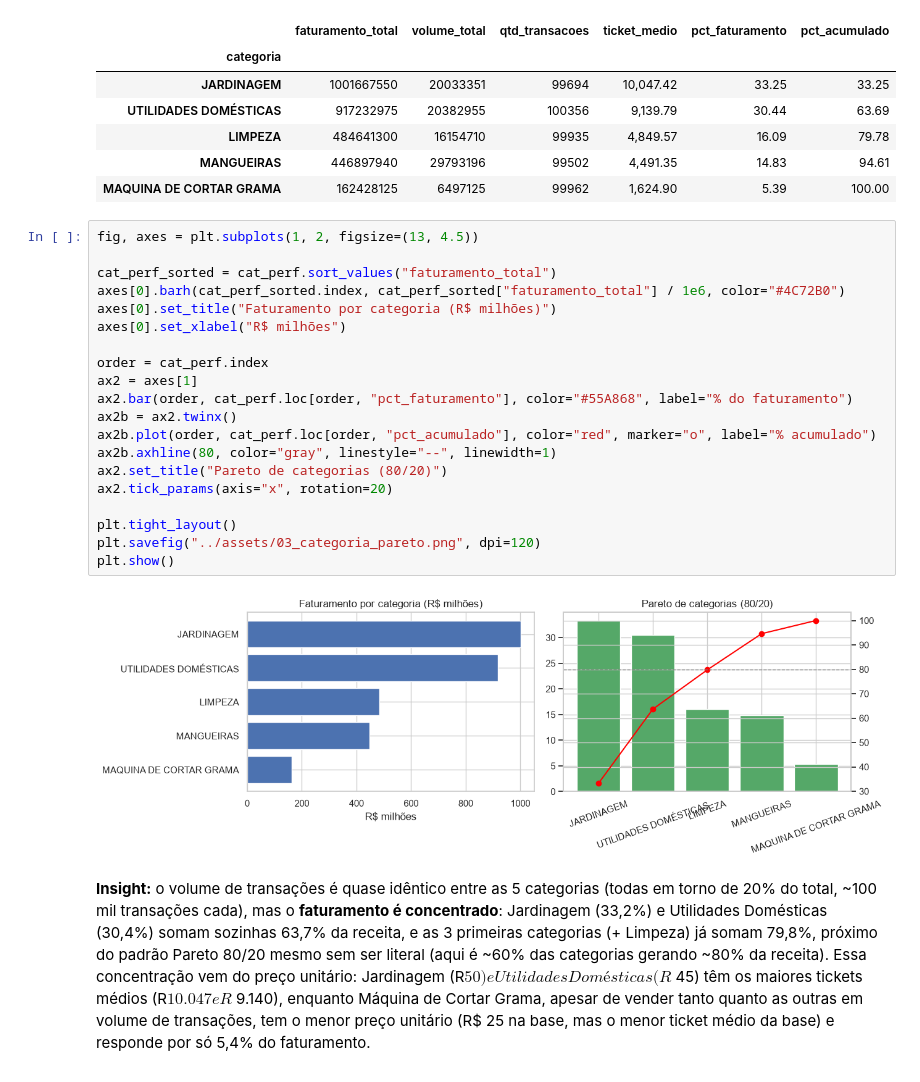
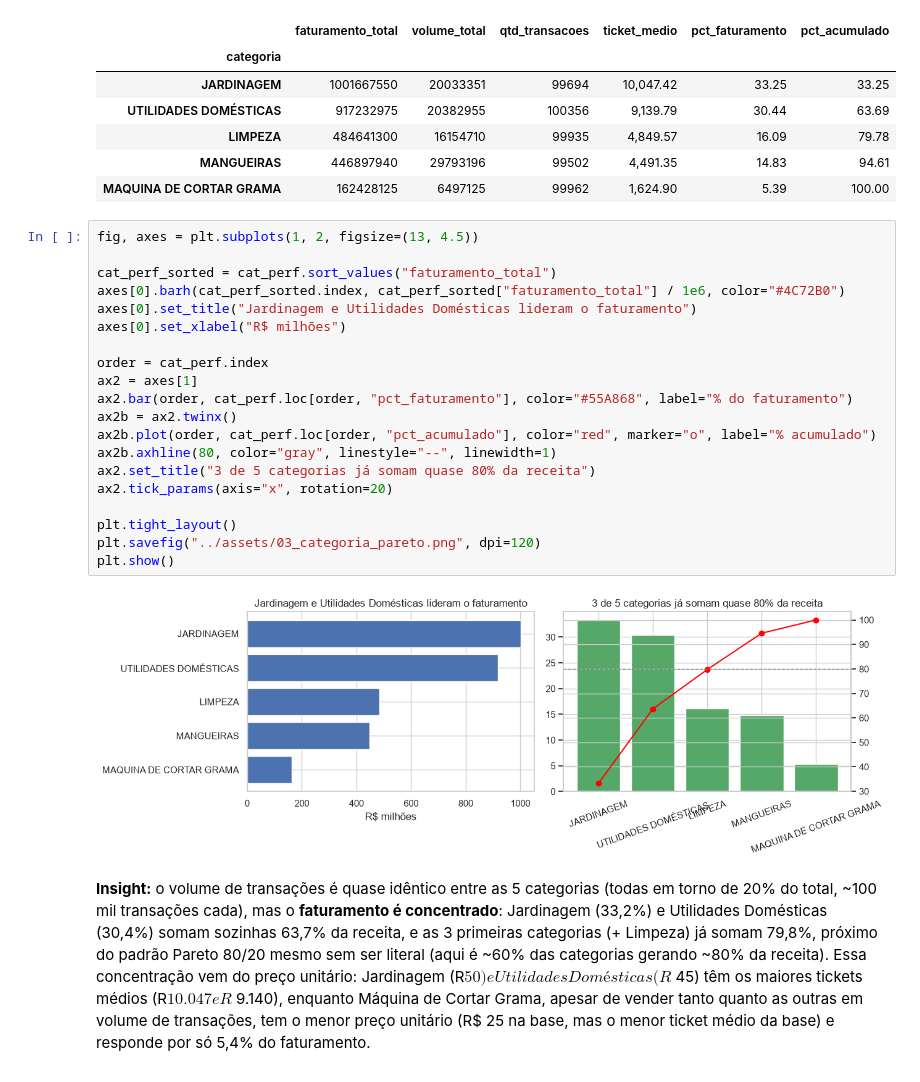
Before and after one commit to Mendes006/desafio-data-analytics, a Jupyter notebook: notebooks/02_analises.ipynb, the cells around one changed output. Cells and saved outputs as stored; diff of their text form.

```diff
--- a/notebooks/02_analises.ipynb
+++ b/notebooks/02_analises.ipynb
@@ -105,25 +105,25 @@ cat_perf
 # %%
 fig, axes = plt.subplots(1, 2, figsize=(13, 4.5))
 
 cat_perf_sorted = cat_perf.sort_values("faturamento_total")
 axes[0].barh(cat_perf_sorted.index, cat_perf_sorted["faturamento_total"] / 1e6, color="#4C72B0")
-axes[0].set_title("Faturamento por categoria (R$ milhões)")
+axes[0].set_title("Jardinagem e Utilidades Domésticas lideram o faturamento")
 axes[0].set_xlabel("R$ milhões")
 
 order = cat_perf.index
 ax2 = axes[1]
 ax2.bar(order, cat_perf.loc[order, "pct_faturamento"], color="#55A868", label="% do faturamento")
 ax2b = ax2.twinx()
 ax2b.plot(order, cat_perf.loc[order, "pct_acumulado"], color="red", marker="o", label="% acumulado")
 ax2b.axhline(80, color="gray", linestyle="--", linewidth=1)
-ax2.set_title("Pareto de categorias (80/20)")
+ax2.set_title("3 de 5 categorias já somam quase 80% da receita")
 ax2.tick_params(axis="x", rotation=20)
 
 plt.tight_layout()
 plt.savefig("../assets/03_categoria_pareto.png", dpi=120)
 plt.show()
 # %% [output]
-[figure, old version]
+[figure, new version]
 # %% [markdown]
 **Insight:** o volume de transações é quase idêntico entre as 5 categorias
 (todas em torno de 20% do total, ~100 mil transações cada), mas o
```
Also changed, not shown: parts of 2 cells of this notebook, 4 other files.
